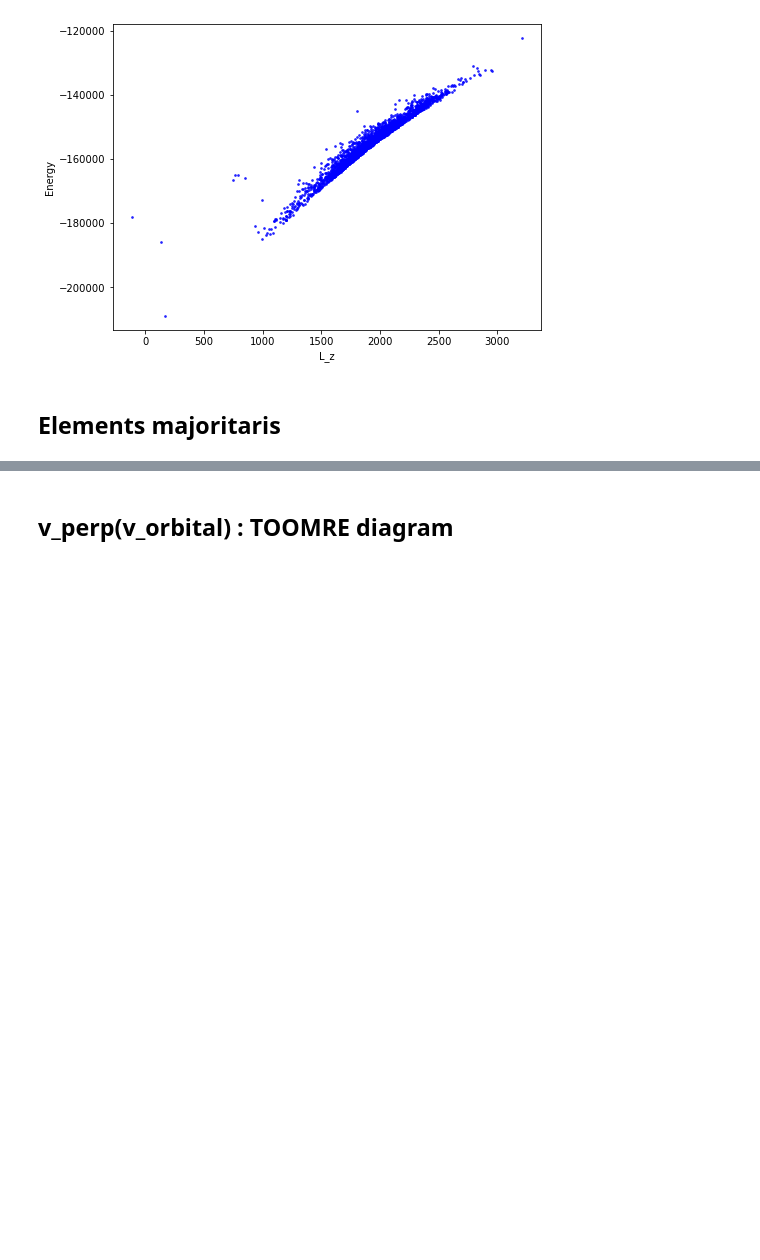
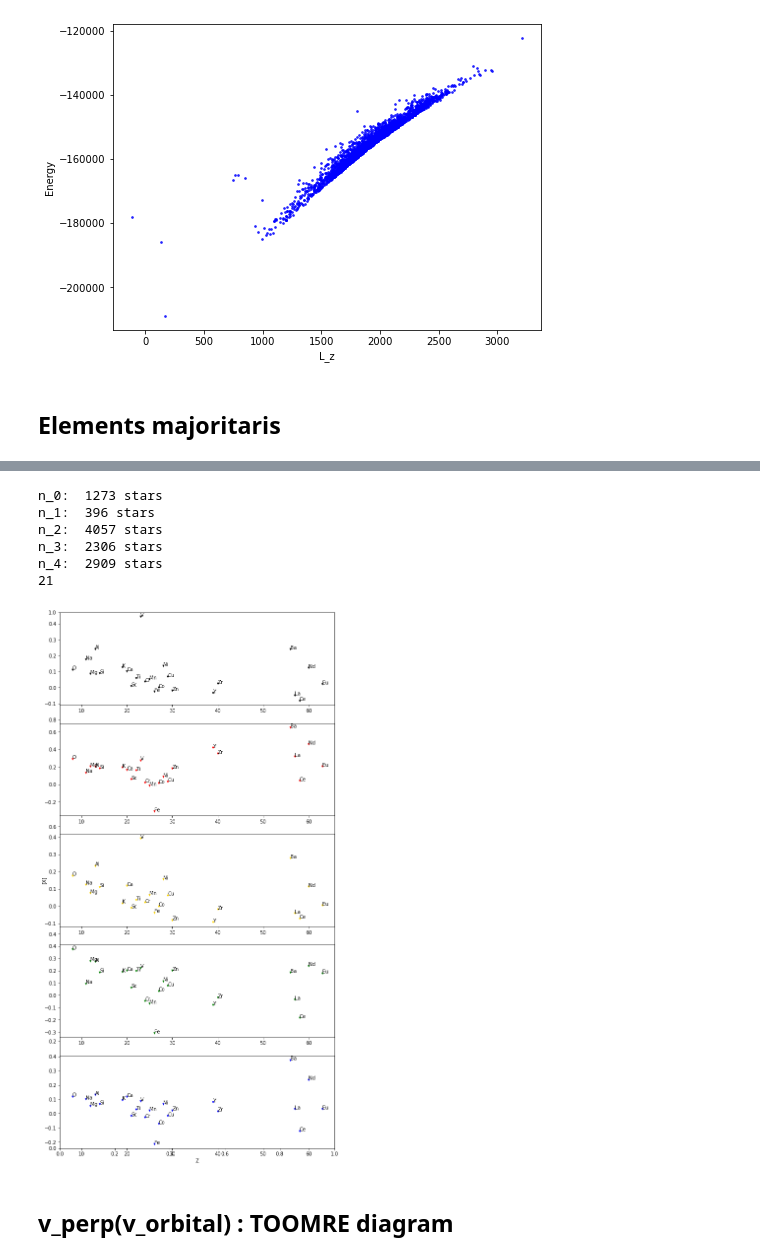
Before and after one commit to aleixcb/tfg_galah, a Jupyter notebook: py/XD aplicat a RC.ipynb, the cells around one changed output, grey strips where cells are left out. Drawn from its saved outputs; the diff is of its cells as text; code cells hidden in the pictures; blank space fills up the shorter version.

Commit message:
mean abundances

```diff
--- a/py/XD aplicat a RC.ipynb
+++ b/py/XD aplicat a RC.ipynb
@@ -487,3 +440,59 @@ plt.savefig("../im/final_im/mean_abundances.png", dpi=200)
+# %%
+fig = plt.figure(figsize=(10,20))
+
+plt.xlabel("Z")
+plt.ylabel("[X]")
+X = galah_rc.X[:,:]
+
+Z = {26: "Fe", 8: "O", 11: "Na", 12: "Mg", 13: "Al", 14: "Si", 19: "K", 20: "Ca",
+     21: "Sc", 22: "Ti", 23: "V", 24: "Cr", 25: "Mn", 27: "Co", 28: "Ni", 29: "Cu",
+     30: "Zn", 39: "Y",  40: "Zr", 56: "Ba", 57: "La", 58: "Ce", 60: "Nd", 63: "Eu"}
+
+Z = [26,8,11,12,13,14,19,20,21,22,23,24,25,27,28,29,30,39,40,56,57,58,60,63]
+Z_labels = ["Fe","O","Na","Mg","Al","Si","K","Ca","Sc","Ti","V","Cr","Mn","Co","Ni","Cu","Zn","Y","Zr","Ba","La","Ce","Nd","Eu"]
+
+for i in range (5):  # pels 5 clusters
+    n = collections.Counter(maxprob_per_star)[i] # n stars in each cluster
+    print('n_'+str(i)+': ', n, 'stars')
+
+# Mean [X] for each cluster
+X_mean0 = np.sum(X[maxprob_per_star==0], axis=0) / 1273   #suma en vertical
+X_mean1 = np.sum(X[maxprob_per_star==1], axis=0) / 396
+X_mean2 = np.sum(X[maxprob_per_star==2], axis=0) / 4057
+X_mean3 = np.sum(X[maxprob_per_star==3], axis=0) / 2306
+X_mean4 = np.sum(X[maxprob_per_star==4], axis=0) / 2909
+
+print(np.argmax(X_mean0))
+
+ax1 = fig.add_subplot(5,1,1)
+ax2 = fig.add_subplot(5,1,2)
+ax3 = fig.add_subplot(5,1,3)
+ax4 = fig.add_subplot(5,1,4)
+ax5 = fig.add_subplot(5,1,5)
+
+ax1.scatter(Z, X_mean0, color=ck[0], marker="v", s=10, alpha=1)
+ax2.scatter(Z, X_mean1, color=ck[1], marker="v", s=10, alpha=1)
+ax3.scatter(Z, X_mean2, color=ck[2], marker="v", s=10, alpha=1)
+ax4.scatter(Z, X_mean3, color=ck[3], marker="v", s=10, alpha=1)
+ax5.scatter(Z, X_mean4, color=ck[4], marker="v", s=10, alpha=1)
+
+for i, label in enumerate(Z_labels):
+    ax1.annotate(label, (Z[i], X_mean0[i]))
+    ax2.annotate(label, (Z[i], X_mean1[i]))
+    ax3.annotate(label, (Z[i], X_mean2[i]))
+    ax4.annotate(label, (Z[i], X_mean3[i]))
+    ax5.annotate(label, (Z[i], X_mean4[i]))
+
+
+plt.savefig("../im/final_im/mean_abundances.png", dpi=200)
+# %% [output]
+n_0:  1273 stars
+n_1:  396 stars
+n_2:  4057 stars
+n_3:  2306 stars
+n_4:  2909 stars
+21
+[figure, added]
 # %% [markdown]
 ## v_perp(v_orbital) : TOOMRE diagram
 # %%
```
Also changed, not shown: parts of 1 cell of this notebook, 8 other files.
